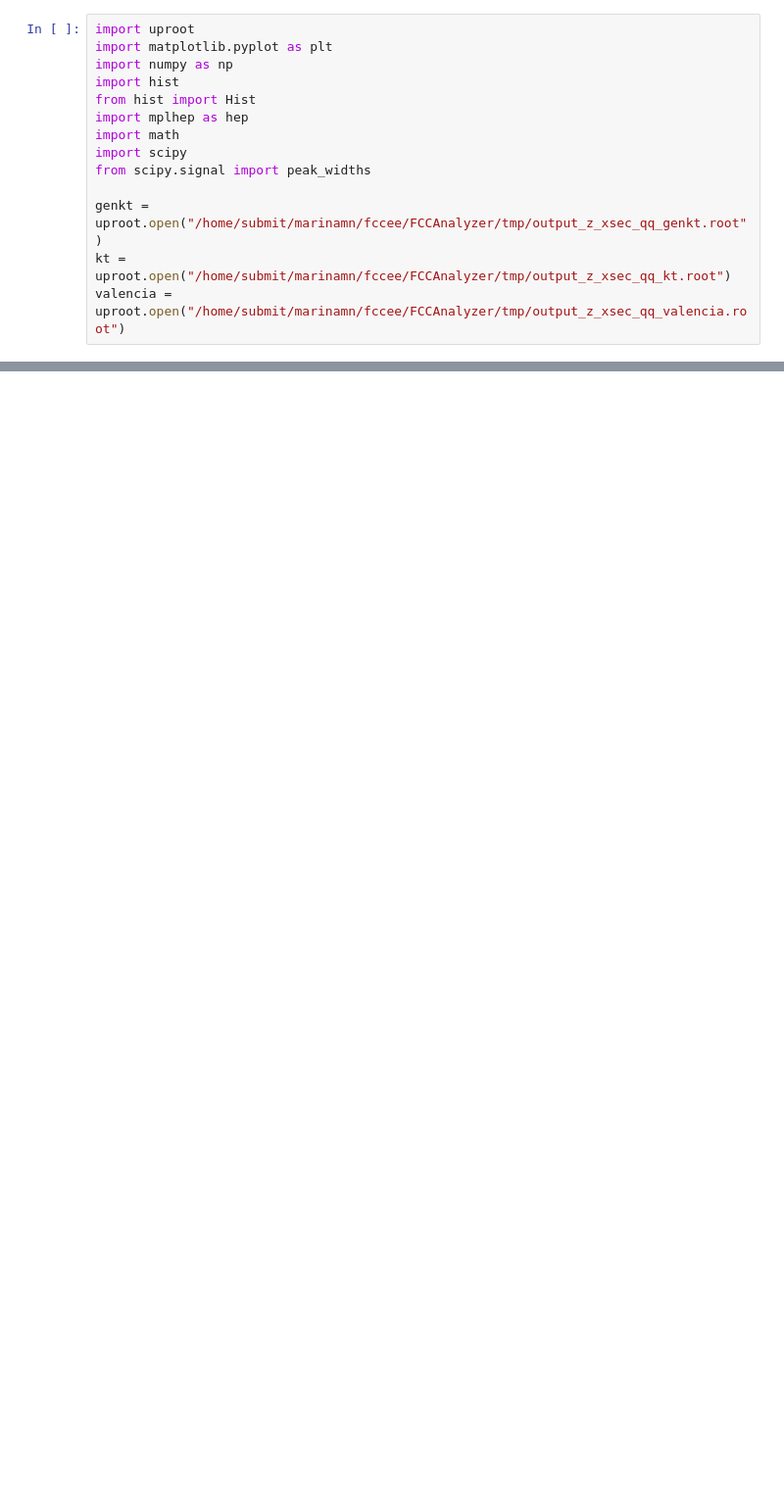
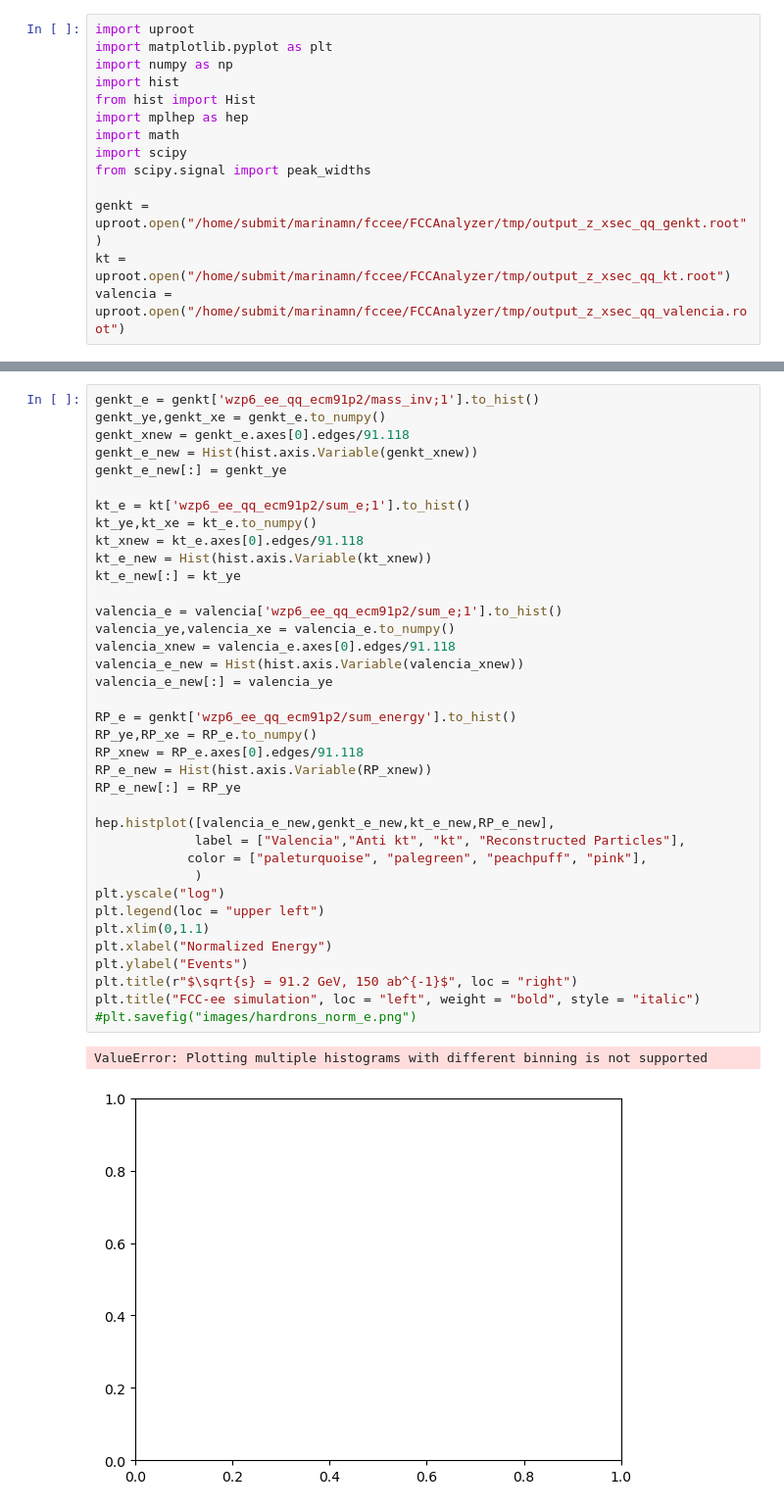
Before and after one commit to marinamn1/FCCAnalyzer, a Jupyter notebook: my_codes/hardron_xsec.ipynb, the cells around one changed output, grey strips where cells are left out. Shown: that part at 98% size. Saved outputs shown, nothing was run; the diff lists cells and outputs as text; blank space fills up the shorter version.

```diff
--- a/my_codes/hardron_xsec.ipynb
+++ b/my_codes/hardron_xsec.ipynb
@@ -22 +33,41 @@ plt.xlim(0,100)
+# %%
+genkt_e = genkt['wzp6_ee_qq_ecm91p2/mass_inv;1'].to_hist()
+genkt_ye,genkt_xe = genkt_e.to_numpy()
+genkt_xnew = genkt_e.axes[0].edges/91.118
+genkt_e_new = Hist(hist.axis.Variable(genkt_xnew))
+genkt_e_new[:] = genkt_ye
+
+kt_e = kt['wzp6_ee_qq_ecm91p2/sum_e;1'].to_hist()
+kt_ye,kt_xe = kt_e.to_numpy()
+kt_xnew = kt_e.axes[0].edges/91.118
+kt_e_new = Hist(hist.axis.Variable(kt_xnew))
+kt_e_new[:] = kt_ye
+
+valencia_e = valencia['wzp6_ee_qq_ecm91p2/sum_e;1'].to_hist()
+valencia_ye,valencia_xe = valencia_e.to_numpy()
+valencia_xnew = valencia_e.axes[0].edges/91.118
+valencia_e_new = Hist(hist.axis.Variable(valencia_xnew))
+valencia_e_new[:] = valencia_ye
+
+RP_e = genkt['wzp6_ee_qq_ecm91p2/sum_energy'].to_hist()
+RP_ye,RP_xe = RP_e.to_numpy()
+RP_xnew = RP_e.axes[0].edges/91.118
+RP_e_new = Hist(hist.axis.Variable(RP_xnew))
+RP_e_new[:] = RP_ye
+
+hep.histplot([valencia_e_new,genkt_e_new,kt_e_new,RP_e_new],
+             label = ["Valencia","Anti kt", "kt", "Reconstructed Particles"],
+            color = ["paleturquoise", "palegreen", "peachpuff", "pink"],
+             )
+plt.yscale("log")
+plt.legend(loc = "upper left")
+plt.xlim(0,1.1)
+plt.xlabel("Normalized Energy")
+plt.ylabel("Events")
+plt.title(r"$\sqrt{s} = 91.2 GeV, 150 ab^{-1}$", loc = "right")
+plt.title("FCC-ee simulation", loc = "left", weight = "bold", style = "italic")
+#plt.savefig("images/hardrons_norm_e.png")
+# %% [output]
+ValueError: Plotting multiple histograms with different binning is not supported
+[figure, added]
 # %%
```
Also changed, not shown: parts of 20 cells of this notebook, 14 other files.
